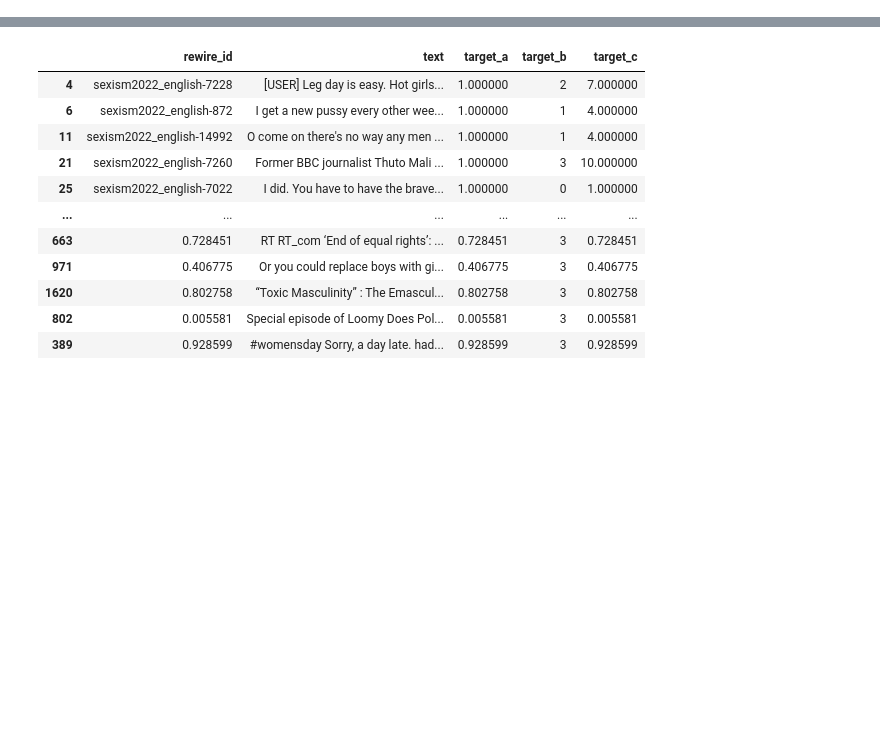
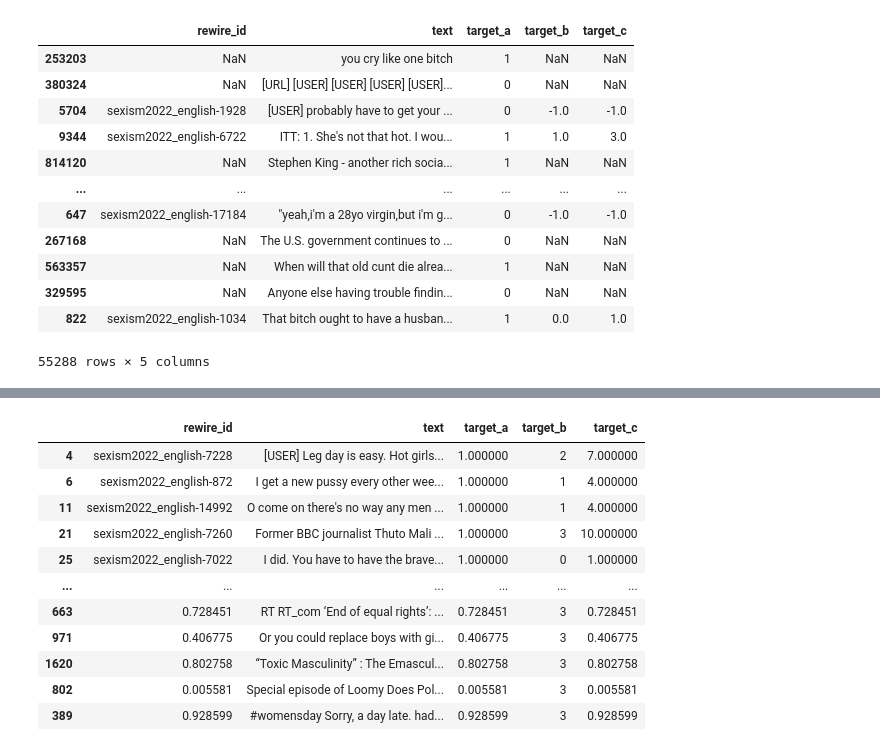
Before and after one commit to AxelBogos/SemEval-Edos, a Jupyter notebook: notebooks/5_ab_final-report-plots-data-aug.ipynb, the cells around one changed output, grey strips where cells are left out. Cells and saved outputs as stored; diff of their text form; code cells hidden in the pictures; blank space fills up the shorter version.

```diff
--- a/notebooks/5_ab_final-report-plots-data-aug.ipynb
+++ b/notebooks/5_ab_final-report-plots-data-aug.ipynb
@@ -115,5 +160,8 @@ GAB_task_a_sexist = GAB_task_a.loc[GAB_task_a['target_a'] == 1]
 orig_len_GAB_sexist = len(GAB_task_a_sexist)
 
 aug_task_file = pd.concat([train_task_a,
-                        GAB_task_a_sexist.sample(int(orig_len_GAB_sexist * 0.8))
+                               GAB_task_a_sexist.sample(int(orig_len_GAB_sexist * 1)),
+                               GAB_task_a_not_sexist.sample(int(orig_len_GAB_not_sexist * 0.013)),
+                               reddit_task_a_sexist.sample(int(orig_len_reddit_sexist * 1)),
+                               reddit_task_a_not_sexist.sample(int(orig_len_reddit_not_sexist * 0.013))
                         ])
@@ -120 +174,18 @@ aug_task_file = pd.concat([train_task_a,
+# %%
+aug_task_file = aug_task_file.sample(frac = 1)
+aug_task_file
+# %% [output]
+|  | rewire_id | text | target_a | target_b | target_c |
+| 253203 | NaN | you cry like one bitch | 1 | NaN | NaN |
+| 380324 | NaN | [URL] [USER] [USER] [USER] [USER]... | 0 | NaN | NaN |
+| 5704 | sexism2022_english-1928 | [USER] probably have to get your ... | 0 | -1.0 | -1.0 |
+| 9344 | sexism2022_english-6722 | ITT: 1. She's not that hot. I wou... | 1 | 1.0 | 3.0 |
+| 814120 | NaN | Stephen King - another rich socia... | 1 | NaN | NaN |
+| ... | ... | ... | ... | ... | ... |
+| 647 | sexism2022_english-17184 | "yeah,i'm a 28yo virgin,but i'm g... | 0 | -1.0 | -1.0 |
+| 267168 | NaN | The U.S. government continues to ... | 0 | NaN | NaN |
+| 563357 | NaN | When will that old cunt die alrea... | 1 | NaN | NaN |
+| 329595 | NaN | Anyone else having trouble findin... | 0 | NaN | NaN |
+| 822 | sexism2022_english-1034 | That bitch ought to have a husban... | 1 | 0.0 | 1.0 |
+55288 rows × 5 columns
 # %%
```
Also changed, not shown: parts of 14 cells of this notebook, 3 other files.
